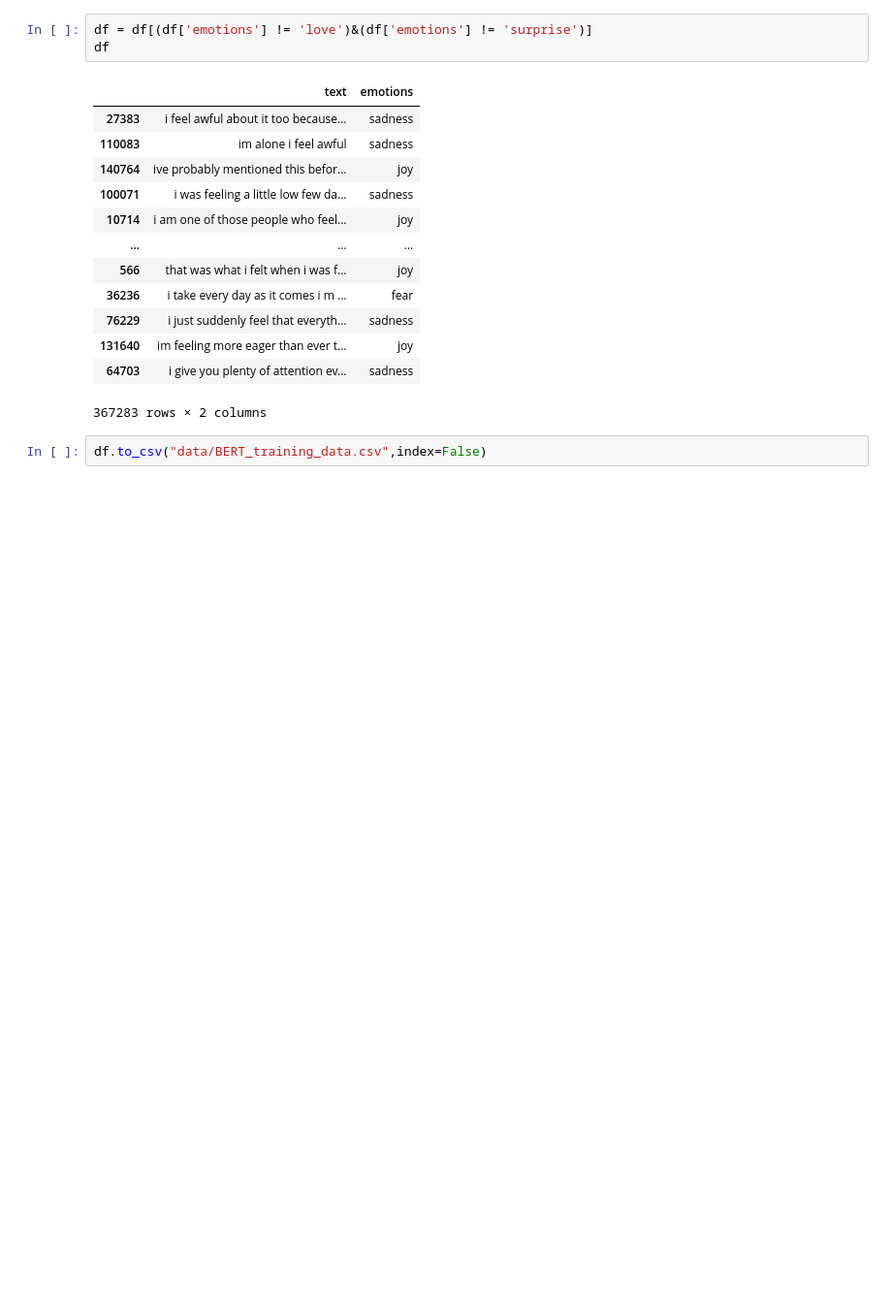
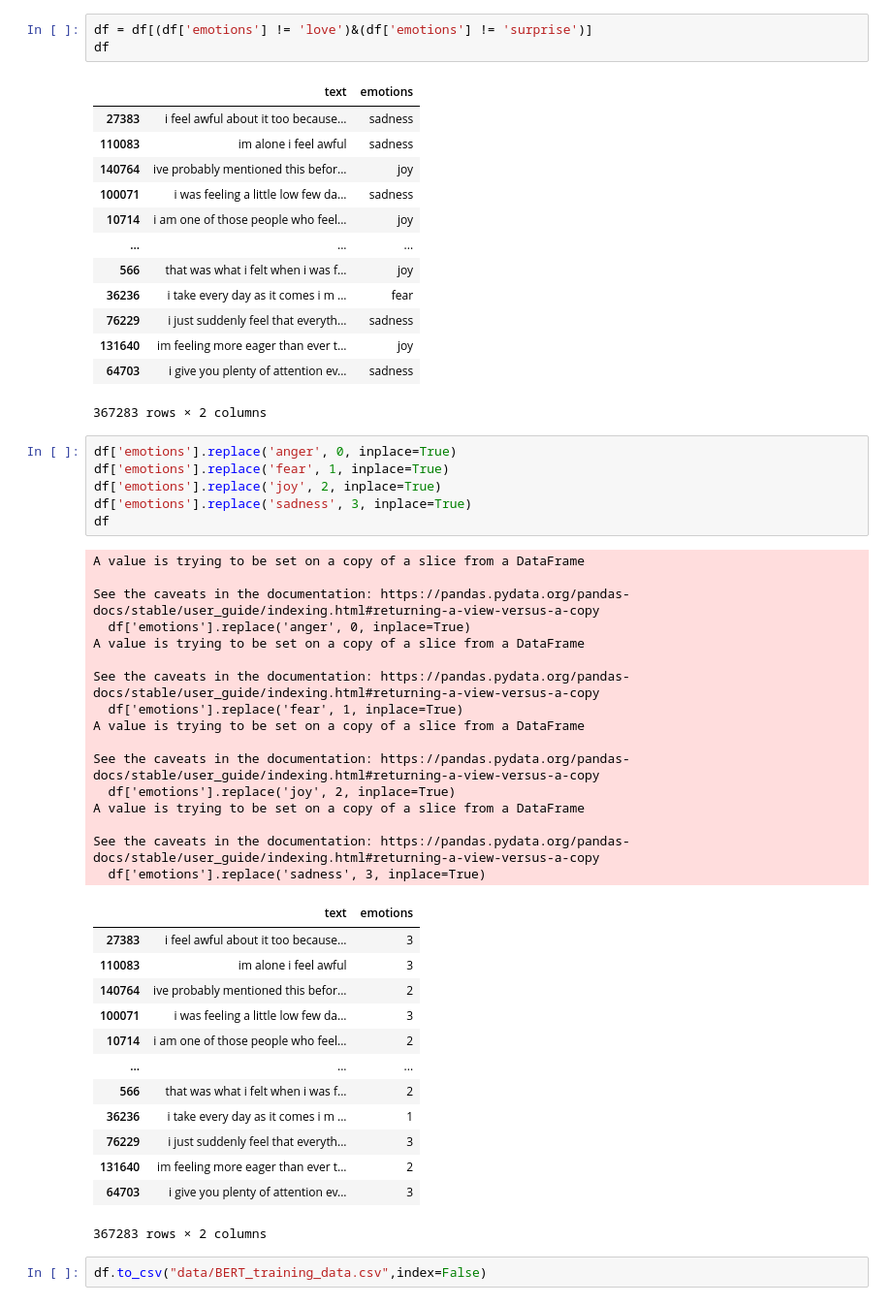
Before and after one commit to Iphled/Affective_Speech_Synthesis, a Jupyter notebook: Project/BertPreprocessing.ipynb, the cells around one changed output. Shown: that part at 97% size. Saved outputs shown, nothing was run; the diff lists cells and outputs as text; blank space fills up the shorter version.

```diff
--- a/Project/BertPreprocessing.ipynb
+++ b/Project/BertPreprocessing.ipynb
@@ -39,5 +39,41 @@ df
 | 131640 | im feeling more eager than ever t... | joy |
 | 64703 | i give you plenty of attention ev... | sadness |
 367283 rows × 2 columns
+# %%
+df['emotions'].replace('anger', 0, inplace=True)
+df['emotions'].replace('fear', 1, inplace=True)
+df['emotions'].replace('joy', 2, inplace=True)
+df['emotions'].replace('sadness', 3, inplace=True)
+df
+# %% [output]
+A value is trying to be set on a copy of a slice from a DataFrame
+
+See the caveats in the documentation: https://pandas.pydata.org/pandas-docs/stable/user_guide/indexing.html#returning-a-view-versus-a-copy
+  df['emotions'].replace('anger', 0, inplace=True)
+A value is trying to be set on a copy of a slice from a DataFrame
+
+See the caveats in the documentation: https://pandas.pydata.org/pandas-docs/stable/user_guide/indexing.html#returning-a-view-versus-a-copy
+  df['emotions'].replace('fear', 1, inplace=True)
+A value is trying to be set on a copy of a slice from a DataFrame
+
+See the caveats in the documentation: https://pandas.pydata.org/pandas-docs/stable/user_guide/indexing.html#returning-a-view-versus-a-copy
+  df['emotions'].replace('joy', 2, inplace=True)
+A value is trying to be set on a copy of a slice from a DataFrame
+
+See the caveats in the documentation: https://pandas.pydata.org/pandas-docs/stable/user_guide/indexing.html#returning-a-view-versus-a-copy
+  df['emotions'].replace('sadness', 3, inplace=True)
+|  | text | emotions |
+| 27383 | i feel awful about it too because... | 3 |
+| 110083 | im alone i feel awful | 3 |
+| 140764 | ive probably mentioned this befor... | 2 |
+| 100071 | i was feeling a little low few da... | 3 |
+| 10714 | i am one of those people who feel... | 2 |
+| ... | ... | ... |
+| 566 | that was what i felt when i was f... | 2 |
+| 36236 | i take every day as it comes i m ... | 1 |
+| 76229 | i just suddenly feel that everyth... | 3 |
+| 131640 | im feeling more eager than ever t... | 2 |
+| 64703 | i give you plenty of attention ev... | 3 |
+367283 rows × 2 columns
 # %%
 df.to_csv("data/BERT_training_data.csv",index=False)
```
Also changed, not shown: 2 other files.
